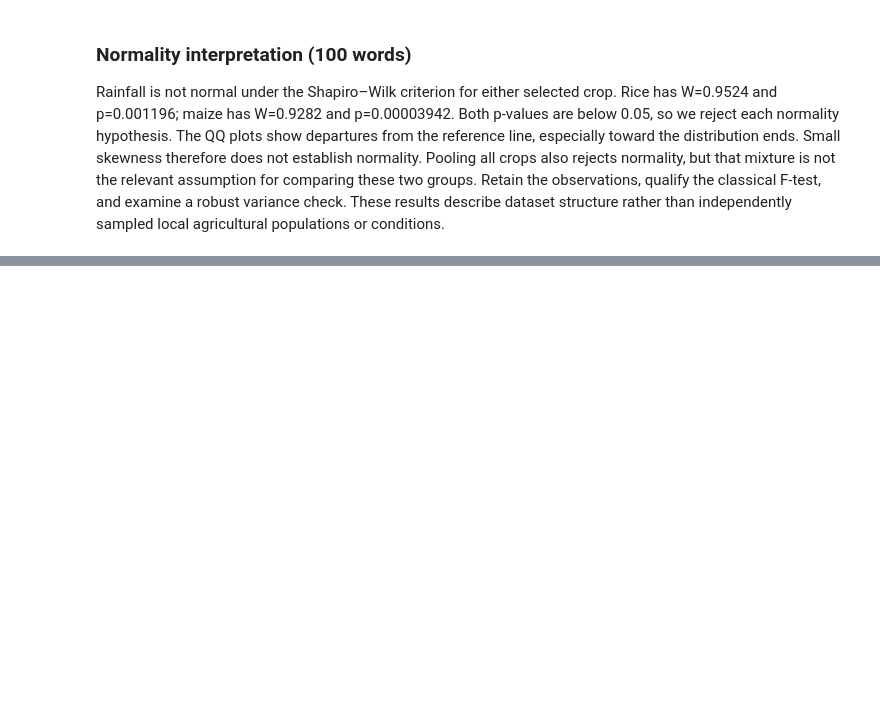
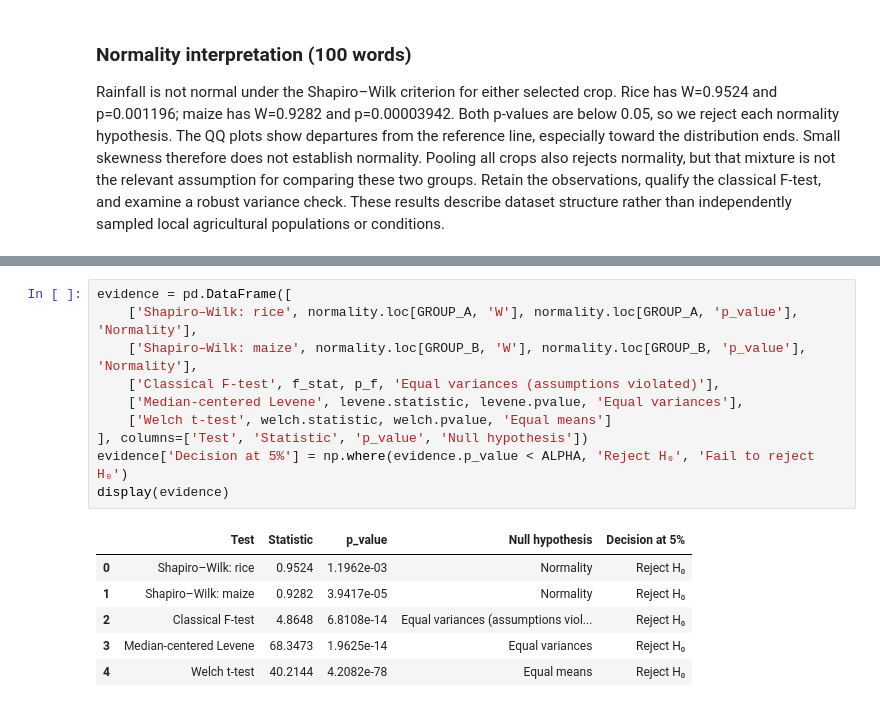
Before and after one commit to UbaidUllah777/Crop_Recommendation_Analysis, a Jupyter notebook: Crop_Recommendation_Workshop_A.ipynb, the cells around one changed output, grey strips where cells are left out. Saved outputs shown, nothing was run; the diff lists cells and outputs as text; blank space fills up the shorter version.

```diff
--- a/Crop_Recommendation_Workshop_A.ipynb
+++ b/Crop_Recommendation_Workshop_A.ipynb
@@ -499,0 +591,17 @@ Rainfall is not normal under the Shapiro–Wilk criterion for either selected cr
+# %%
+evidence = pd.DataFrame([
+    ['Shapiro–Wilk: rice', normality.loc[GROUP_A, 'W'], normality.loc[GROUP_A, 'p_value'], 'Normality'],
+    ['Shapiro–Wilk: maize', normality.loc[GROUP_B, 'W'], normality.loc[GROUP_B, 'p_value'], 'Normality'],
+    ['Classical F-test', f_stat, p_f, 'Equal variances (assumptions violated)'],
+    ['Median-centered Levene', levene.statistic, levene.pvalue, 'Equal variances'],
+    ['Welch t-test', welch.statistic, welch.pvalue, 'Equal means']
+], columns=['Test', 'Statistic', 'p_value', 'Null hypothesis'])
+evidence['Decision at 5%'] = np.where(evidence.p_value < ALPHA, 'Reject H₀', 'Fail to reject H₀')
+display(evidence)
+# %% [output]
+|  | Test | Statistic | p_value | Null hypothesis | Decision at 5% |
+| 0 | Shapiro–Wilk: rice | 0.9524 | 1.1962e-03 | Normality | Reject H₀ |
+| 1 | Shapiro–Wilk: maize | 0.9282 | 3.9417e-05 | Normality | Reject H₀ |
+| 2 | Classical F-test | 4.8648 | 6.8108e-14 | Equal variances (assumptions viol... | Reject H₀ |
+| 3 | Median-centered Levene | 68.3473 | 1.9625e-14 | Equal variances | Reject H₀ |
+| 4 | Welch t-test | 40.2144 | 4.2082e-78 | Equal means | Reject H₀ |
```
Also changed, not shown: parts of 15 cells of this notebook, 7 other files.
